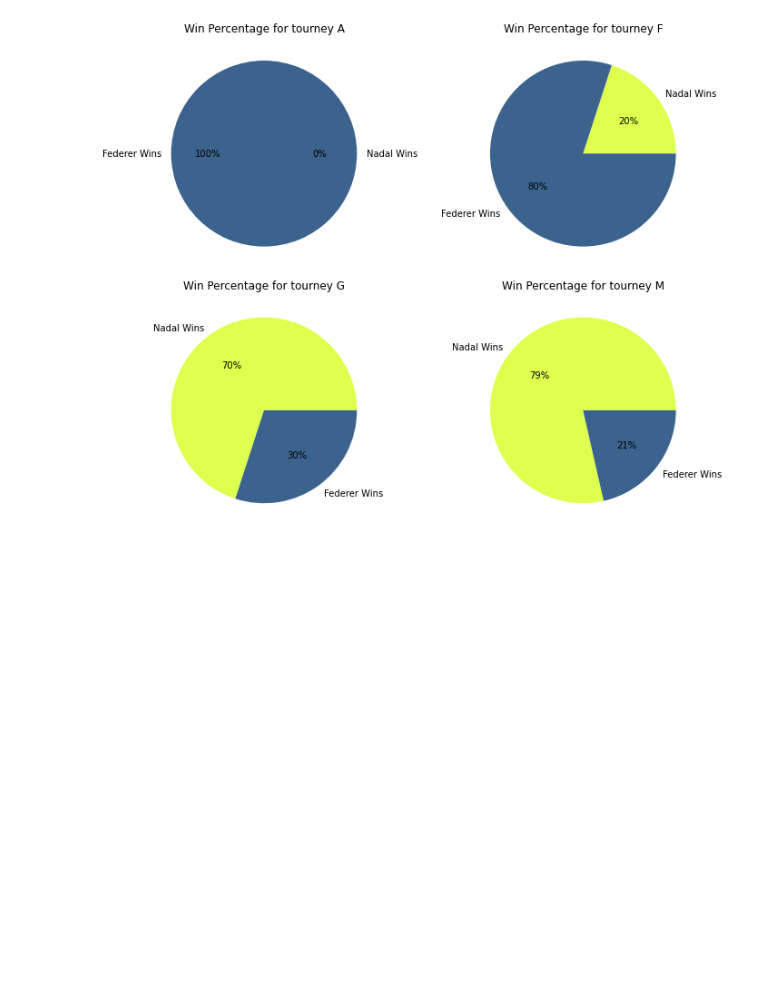
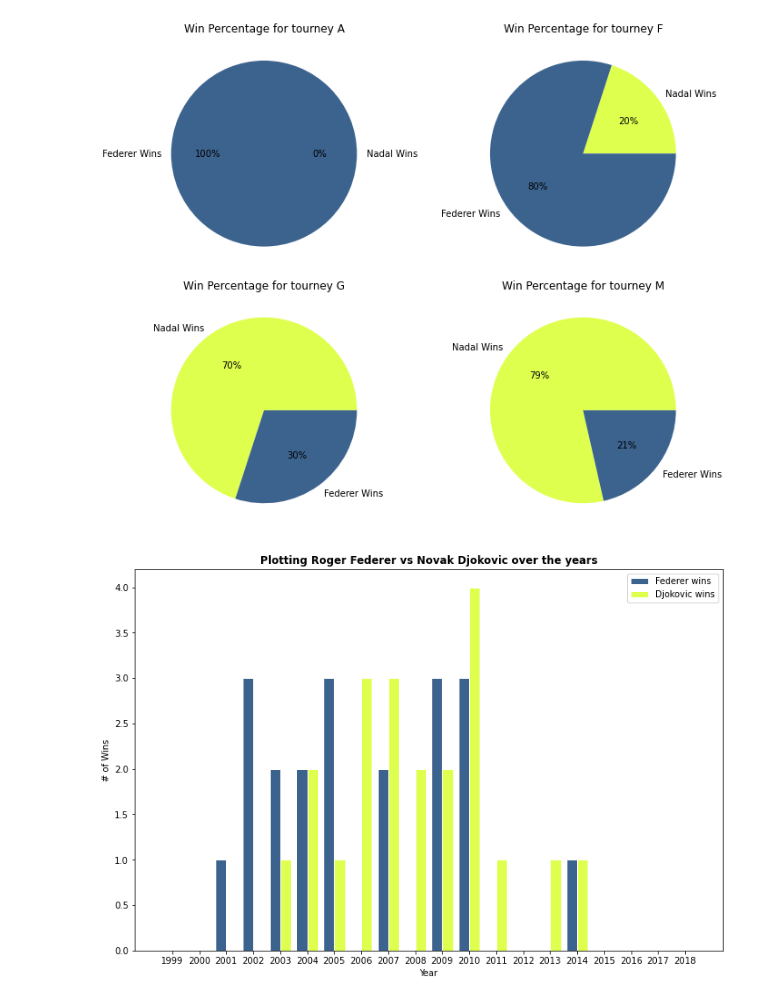
Before and after one commit to Racket-Science/Tennis-Match-Predictions, a Jupyter notebook: Notebooks/daniel_explore_test.ipynb, the cells around one changed output. Cells and saved outputs as stored; diff of their text form; code cells hidden in the pictures; blank space fills up the shorter version.

Commit message:
Added Djokovick vs Federer

```diff
--- a/Notebooks/daniel_explore_test.ipynb
+++ b/Notebooks/daniel_explore_test.ipynb
@@ -418,3 +418,43 @@ get_pies_upsets(fed_v_nad1)
 get_pie_tourney_level(fed_v_nad1)
 # %% [output]
 [figure]
+# %%
+#Player 1 is always alphabetically first - Novak
+Djokovic_Federer = df[df.player_1 == 'Novak Djokovic']
+#Player 2 will be Roger
+Djokovic_Federer = Djokovic_Federer[Djokovic_Federer.player_2 == 'Roger Federer']
+Djokovic_Federer['year'] = (Djokovic_Federer['tourney_id'].str[0:4]).astype(int)
+# %%
+def rod_djo_bar():
+    years = [i for i in range(1999, 2019)]
+    fedwins = [0 for i in range(1999, 2019)]
+    djowins = [0 for i in range(1999, 2019)]
+
+    for index, row in Djokovic_Federer.iterrows():
+        if row['winner'] == "Novak Djokovic":
+            djowins[row['year'] - 2004] += 1
+        elif row['winner'] == "Roger Federer":
+            fedwins[row['year'] - 2004] += 1
+    plt.figure(figsize=(12,8))
+
+    #barwith and position
+    barWidth = 0.4
+    r1 = np.arange(len(fedwins))
+    r2 = [x + barWidth for x in r1]
+
+    # Make the plot
+    plt.bar(r1, fedwins, color='#3C638E', width=barWidth, edgecolor='white', label='Federer wins')
+    plt.bar(r2, djowins, color='#dfff4f', width=barWidth, edgecolor='white', label='Djokovic wins')
+
+    # Add xticks on the middle of the group bars
+    plt.title('Plotting Roger Federer vs Novak Djokovic over the years', fontweight='bold')
+    plt.xticks([r + barWidth - 0.2 for r in range(len(fedwins))], [i for i in range(1999, 2019)])
+    plt.xlabel("Year")
+    plt.ylabel("# of Wins")
+
+    # Create legend & Show graphic
+    plt.legend()
+# %%
+rod_djo_bar()
+# %% [output]
+[figure, added]
```
Also changed, not shown: parts of 9 cells of this notebook.
